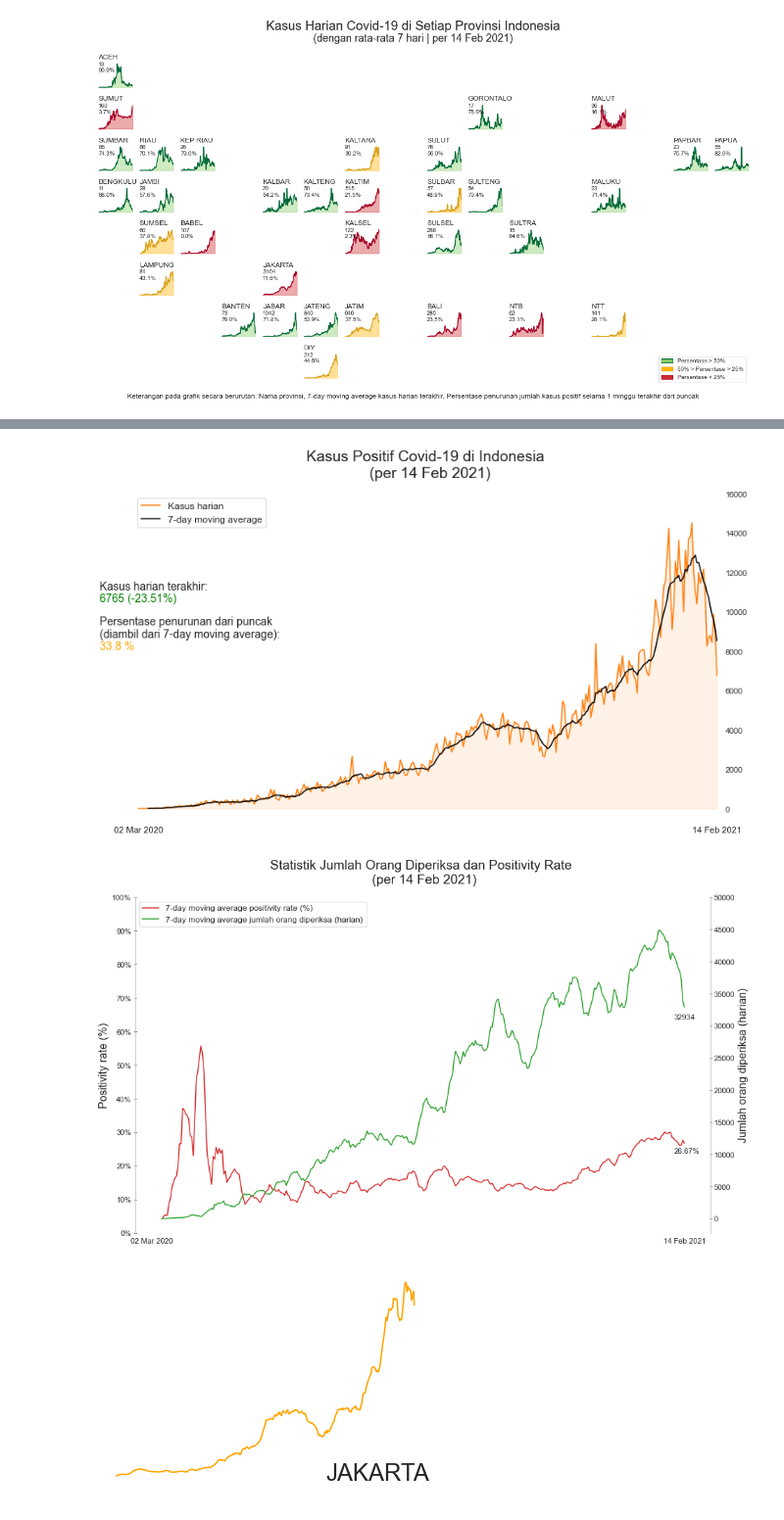
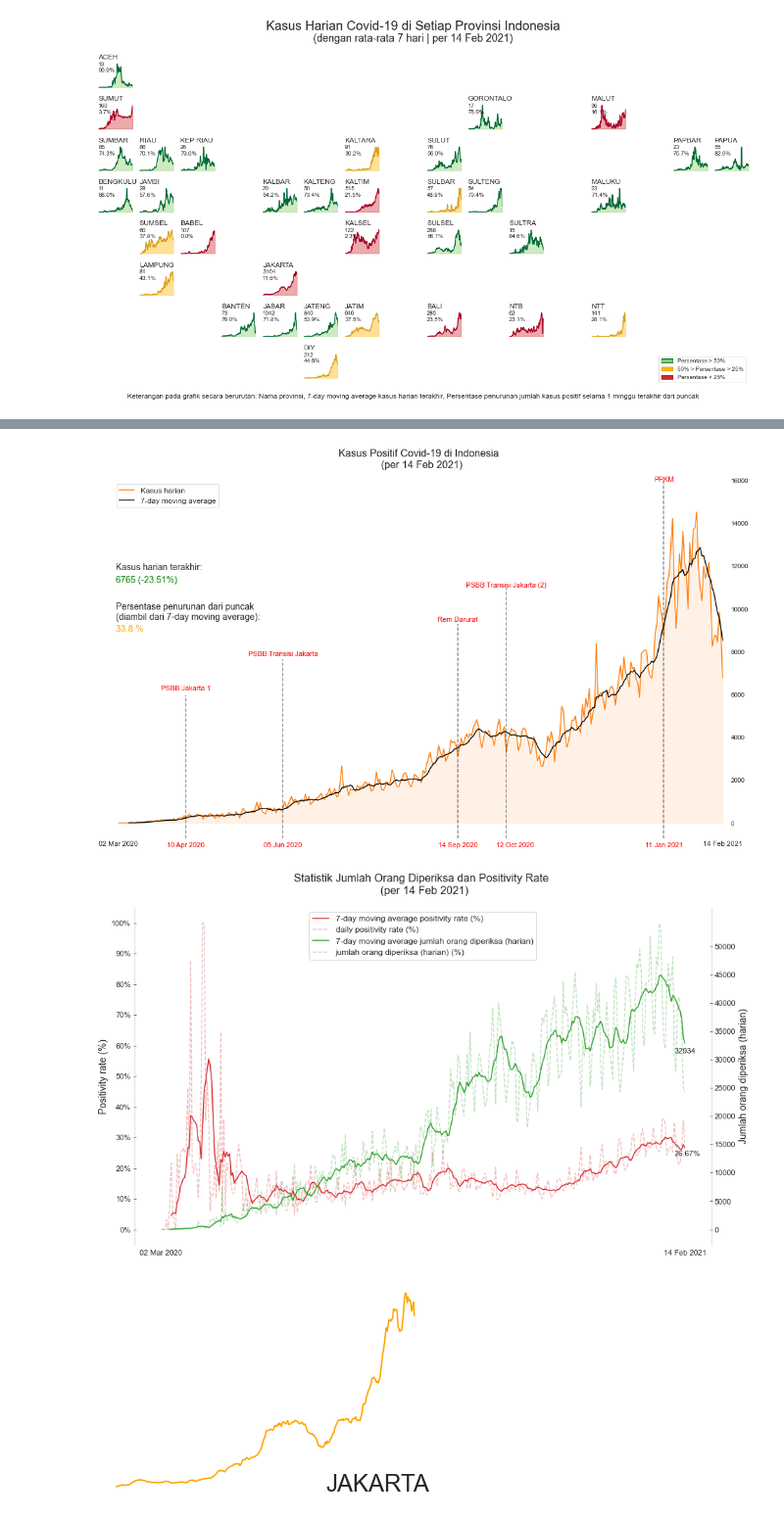
Before and after one commit to imfery/covid-19-viz, a Jupyter notebook: Covid-19 Visualization.ipynb, the cells around one changed output, grey strips where cells are left out. Shown at 98% size. Cells and saved outputs as stored; diff of their text form; code cells hidden in the pictures.

```diff
--- a/Covid-19 Visualization.ipynb
+++ b/Covid-19 Visualization.ipynb
@@ -299,6 +300,9 @@ vaccinated.index = stats.index
 vaccinated = vaccinated.loc['2021-01-13':]
 vaccinated['Dosis kumulatif'] = vaccinated['Dosis pertama'] + vaccinated['Dosis kedua'] # added new column Dosis kumulatif
 vaccinated['Dosis harian'] = vaccinated['Dosis pertama (harian)'] + vaccinated['Dosis kedua (harian)'] # added new column Dosis harian
+
+# 7-day moving average dosis harian
+dh_ma = round(vaccinated['Dosis harian'].rolling(7).mean().fillna(0),2)
 # %%
 # calculation by menujuherdimmunity.id
 mhi = round((stats['Sembuh'][-1] + (vaccinated['Dosis pertama'].values[-1]+\
@@ -414,13 +417,13 @@ plt.show()
 fig, ax1 = plt.subplots(figsize=(15,9))
 color = ['tab:green', 'tab:red']
 
-ax1 = sns.lineplot(x=vaccinated.index, y='Dosis harian', data = vaccinated, color=color[0],
+ax1 = sns.lineplot(x=vaccinated.index, y='Dosis harian', data=vaccinated, color=color[0],
                   label='Dosis harian', legend=None)
+ax1 = sns.lineplot(x=vaccinated.index, y=dh_ma, data=vaccinated, color=color[0],
+                  label='7-day moving average dosis harian', legend=None, linestyle='--', alpha=0.6)
 
-#specify we want to share the same x-axis
 ax2 = ax1.twinx()
 
-#line plot creation
 ax2 = sns.lineplot(x=vaccinated.index, y='Dosis kumulatif', data = vaccinated, sort=False, color=color[1],
                   label='Dosis kumulatif', legend=None)
 
@@ -468,15 +471,18 @@ for ax in axs:
     ax.grid(False)
 
     if ax == ax1:
-        ax.set_ylabel('Dosis harian', fontsize=19)
+        ax.set_ylabel('Dosis harian', fontsize=14)
         ax.set_yticks(yticks)
         ax.set_yticklabels(yticklabels, fontsize=13)
         ax.set_xlabel('')
         ax.annotate(vaccinated['Dosis harian'].values[-1],
              (vaccinated.index[-1],vaccinated['Dosis harian'].values[-1]),
              xytext=(-15, 10), textcoords='offset points', fontsize=11)
+        ax.annotate(int(round(dh_ma.values[-1])),
+             (vaccinated.index[-1],dh_ma.values[-1]),
+             xytext=(-15, 10), textcoords='offset points', fontsize=11)
     else:
-        ax.set_ylabel('Dosis kumulatif', fontsize=19)
+        ax.set_ylabel('Dosis kumulatif', fontsize=14)
         ax.set_yticks(yticks2)
         ax.set_yticklabels(yticklabels2, fontsize=13)
         ax.annotate(vaccinated['Dosis kumulatif'].values[-1],
@@ -492,9 +498,9 @@ plt.annotate("Indonesia " +r"$\bf{" + str(mhi) + "}$"+' % \nmenuju herd immunity
 total populasi (181,554,465).',\
              (vaccinated.index[0],700000), xytext=(0,0), textcoords='offset points', fontsize=17)
 
-plt.title("Angka Harian dan Kumulatif Vaksinasi Covid-19 di Indonesia \n (per "+
+plt.title("Angka Harian dan Kumulatif Vaksinasi Covid-19 di Indonesia \n (per "+\
           max(stats.index).to_pydatetime().strftime("%d %b %Y")+")",
-          fontsize=24, pad=20, loc='center')
+          fontsize=16, pad=20, loc='center')
 
 # peak_dosis = vaccinated[vaccinated['Dosis harian'] == max(vaccinated['Dosis harian'])].index
 # plt.axvline(peak_dosis,
@@ -509,5 +515,5 @@ plt.show()
 # %%
-fig, ax = plt.subplots(figsize=(12,7))
+fig, ax = plt.subplots(figsize=(15,9))
 color = 'tab:orange'
 
 ax = sns.lineplot(x=stats.index, y='Kasus harian', data = stats, color=color,\
@@ -557,32 +563,64 @@ elif prcz > 25:
 elif prcz < 25:
     colorzz = 'red'
 
+# https://www.kompas.com/tren/read/2020/12/07/190200765/diperpanjang-lagi-berikut-perjalanan-psbb-di-jakarta?page=all
+psbb_ppkm_text = ['PSBB Jakarta 1', 'PSBB Transisi Jakarta', 'Rem Darurat', 'PSBB Transisi Jakarta (2)',
+                 'PPKM']
+psbb_ppkm_dates = ['2020-04-10', '2020-06-05', '2020-09-14', '2020-10-12', '2021-01-11']
+
+ymax, y = 0.4, 6400
+for i, date in enumerate(psbb_ppkm_dates):
+    occurence = pr[pr.index == date].index[0]
+
+    if not occurence.to_pydatetime() == datetime(2020,10,12):
+        plt.text(x=occurence, y=-900, s=occurence.to_pydatetime().strftime("%d %b %Y"), fontsize=11,
+                ha='center', va='top', color='red')
+    else:
+        day = occurence.to_pydatetime().day + 5
+        occurence_temp = datetime(occurence.to_pydatetime().year, occurence.to_pydatetime().month, day)
+        plt.text(x=occurence_temp, y=-900, s=occurence.to_pydatetime().strftime("%d %b %Y"), fontsize=11,
+                ha='center', va='top', color='red')
+
+    if not ymax >= 0.79:
+        plt.axvline(occurence, ymax=ymax, linestyle='--', color='black', alpha=0.5)
+        plt.text(x=occurence, y=y-250, s=psbb_ppkm_text[i], fontsize=11, ha='center', va='bottom', color='red')
+        ymax += 0.1
+        y = ymax*16000
+    else:
+        plt.axvline(occurence, linestyle='--', color='black', alpha=0.5)
+        plt.text(x=occurence, y=15900, s=psbb_ppkm_text[i], fontsize=11, ha='center', va='bottom', color='red')
+
+
+
 plt.title("Kasus Positif Covid-19 di Indonesia \n (per "+max(stats.index).to_pydatetime().strftime("%d %b %Y")+")",\
-          fontsize=19, pad=20, loc='center')
-plt.text(s="Kasus harian terakhir:", x=0.045, y=0.63, fontsize=14, ha='left', transform=fig.transFigure)
-plt.text(s=str(kh[-1])+" "+"("+str(perc)+"%)", x=0.045, y=0.60, fontsize=14, ha='left', transform=fig.transFigure,color=colorz)
+          fontsize=16, pad=20, loc='center')
+plt.text(s="Kasus harian terakhir:", x=0.07, y=0.69, fontsize=14, ha='left', transform=fig.transFigure)
+plt.text(s=str(kh[-1])+" "+"("+str(perc)+"%)", x=0.07, y=0.66, fontsize=14, ha='left', transform=fig.transFigure,color=colorz)
 plt.text(s="Persentase penurunan dari puncak\n(diambil dari 7-day moving average):",\
-         x=0.045, y=0.51, fontsize=14, ha='left', transform=fig.transFigure)
-plt.text(s=str(prcz)+" %", x=0.045, y=0.48, fontsize=14, ha='left', transform=fig.transFigure,color=colorzz)
+         x=0.07, y=0.57, fontsize=14, ha='left', transform=fig.transFigure)
+plt.text(s=str(prcz)+" %", x=0.07, y=0.54, fontsize=14, ha='left', transform=fig.transFigure,color=colorzz)
 
 
 plt.legend(fontsize=12)
 fig.tight_layout()
 plt.show()
 # %% [output]
-[figure, old version]
+[figure, new version]
 # %%
 fig, ax1 = plt.subplots(figsize=(15,9))
 color = ('tab:red', 'tab:green')
 
 ax1 = sns.lineplot(x=pr.index, y=prra, data = pr, color=color[0],
                   label='7-day moving average positivity rate (%)', legend=None)
+ax1 = sns.lineplot(x=pr.index, y=pr.values, data=pr, linestyle='--', alpha=0.3, color=color[0],
+                  label='daily positivity rate (%)', legend=None)
 
-#specify we want to share the same x-axis
 ax2 = ax1.twinx()
 
 ax2 = sns.lineplot(x=jodh.index, y=jodhra, data = jodh, sort=False, color=color[1],
                   label='7-day moving average jumlah orang diperiksa (harian)', legend=None)
+ax2 = sns.lineplot(x=jodh.index, y=jodh.values, data=jodh, linestyle='--', alpha=0.3, color=color[1],
+                  label='jumlah orang diperiksa (harian) (%)', legend=None)
 
 yticks = np.arange(0,101,10)
 yticks2 = np.arange(0,int(np.ceil(max(jodhra.dropna())))+10000,5000)
@@ -596,38 +634,38 @@ axs, spines = (ax1,ax2), ('top', 'bottom')
 
 for ax in axs:
     ax.set_xticks([min(jodh.index), max(jodh.index)])
     ax.set_xticklabels([min(jodh.index).to_pydatetime().strftime("%d %b %Y"),
                          max(jodh.index).to_pydatetime().strftime("%d %b %Y")], fontsize=11)
     ax.set_xlabel('')
     ax.tick_params(axis='y', direction='inout')
 
     if ax == ax1:
         ax.set_yticks(yticks)
         ax.annotate(str(round(prra.values[-1],2))+"%", (prra.index[-1],prra.values[-1]-5),
              xytext=(-15, 10), textcoords='offset points', fontsize=11)
         ax.set_yticklabels([str(ytick)+"%" for ytick in yticks], fontsize=11)
         ax.grid(False)
-        ax.set_ylabel('Positivity rate (%)', fontsize=16)
+        ax.set_ylabel('Positivity rate (%)', fontsize=14)
     else:
-        ax.legend(lines, labels, loc='upper left', fontsize=12)
         ax.set_yticks(yticks2)
         ax.annotate(str(int(round(jodhra.values[-1],0))), (jodh.index[-1],jodhra.values[-1]-3000),
              xytext=(-15, 10), textcoords='offset points', fontsize=11)
         ax.set_yticklabels(yticks2,fontsize=11)
-        ax.set_ylabel('Jumlah orang diperiksa (harian)', fontsize=16)
+        ax.set_ylabel('Jumlah orang diperiksa (harian)', fontsize=14)
+        ax.legend(lines, labels, loc='upper center', fontsize=12)
 
     for spine in spines:
         ax.spines[spine].set_visible(False)
 
 
 plt.title("Statistik Jumlah Orang Diperiksa dan Positivity Rate \n (per "+
           max(stats.index).to_pydatetime().strftime("%d %b %Y")+")",
-          fontsize=19, pad=20, loc='center')
+          fontsize=16, pad=20, loc='center')
 
 plt.grid(False)
 plt.show()
 # %% [output]
-[figure, old version]
+[figure, new version]
 # %%
 plt.plot(kasus_harian.index,kasus_harian['Jakarta'].rolling(7).mean(), c='orange')
 plt.axis('off')
```
Also changed, not shown: parts of 6 cells of this notebook.
